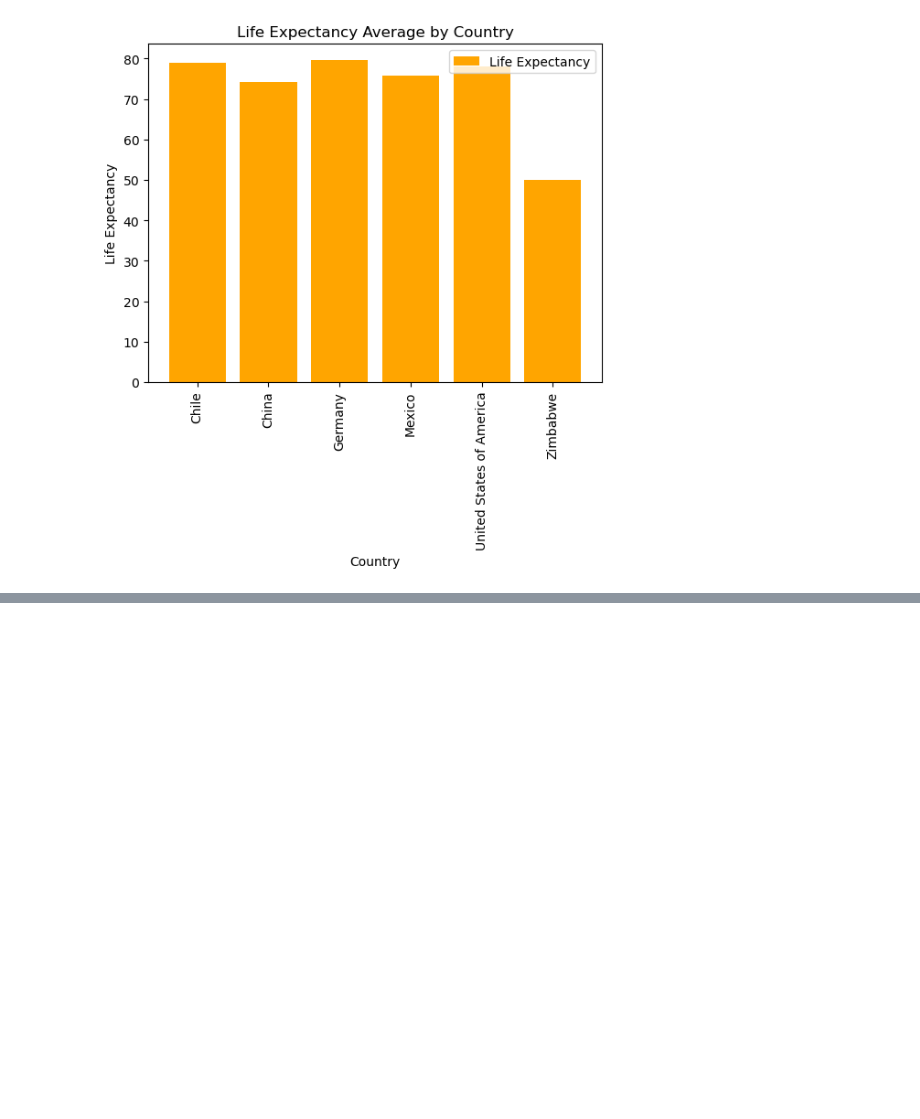
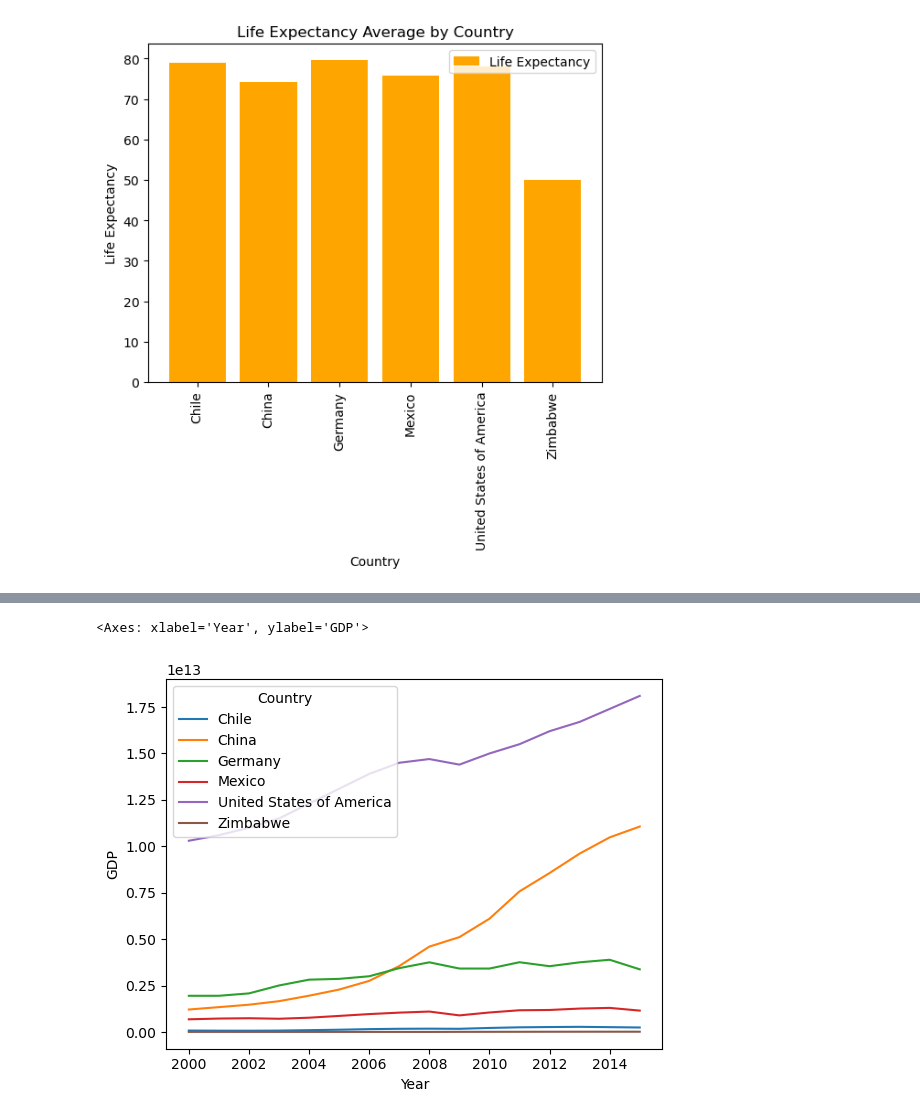
Before and after one commit to joelie1105/data_vis_module2, a Jupyter notebook: gdp_and_life_expectancy.ipynb, the cells around one changed output, grey strips where cells are left out. Saved outputs shown, nothing was run; the diff lists cells and outputs as text; code cells hidden in the pictures; blank space fills up the shorter version.

```diff
--- a/gdp_and_life_expectancy.ipynb
+++ b/gdp_and_life_expectancy.ipynb
@@ -87,0 +94,3 @@ plt.show()
+# %%
+year_GDP = df_main.groupby(['Year', 'Country']).agg({'GDP':'mean'}).reset_index()
+year_GDP
@@ -87,0 +111,7 @@ plt.show()
+# %%
+# plt.scatter(year_GDP['Year'], year_GDP['GDP'], color = year_GDP['Country'], label ='GDP')
+# plt.show()
+sns.lineplot(x='Year', y='GDP', hue='Country', data=year_GDP)
+# %% [output]
+<Axes: xlabel='Year', ylabel='GDP'>
+[figure, added]
```
Also changed, not shown: parts of 3 cells of this notebook.
